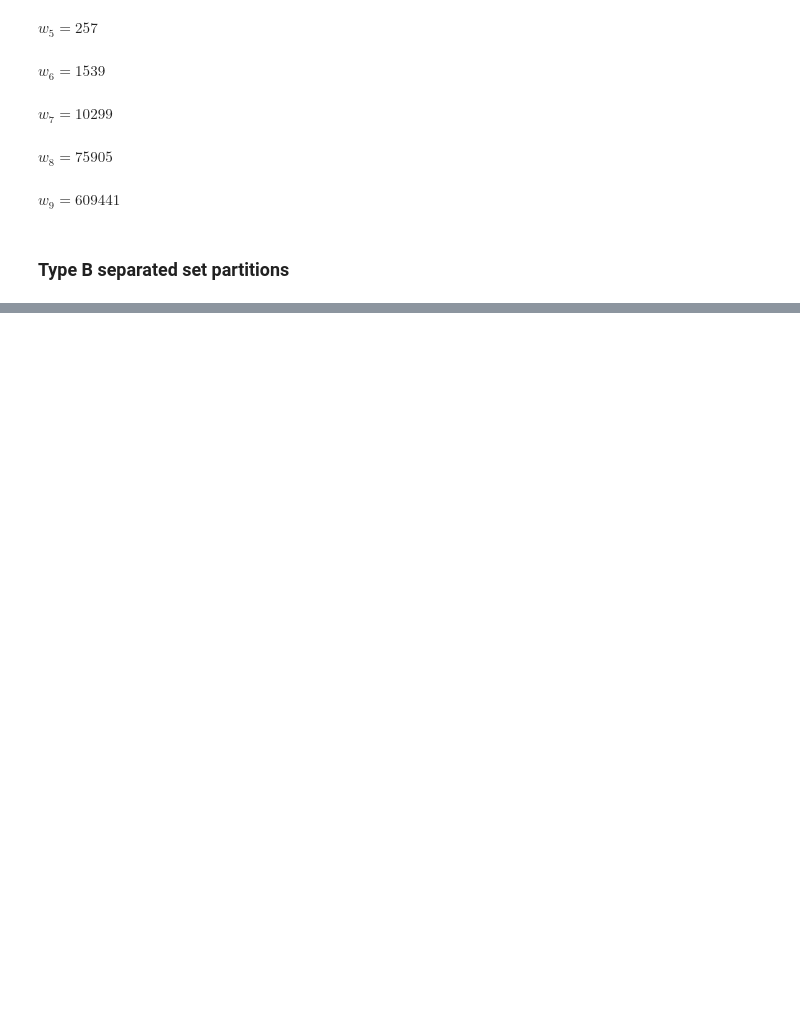
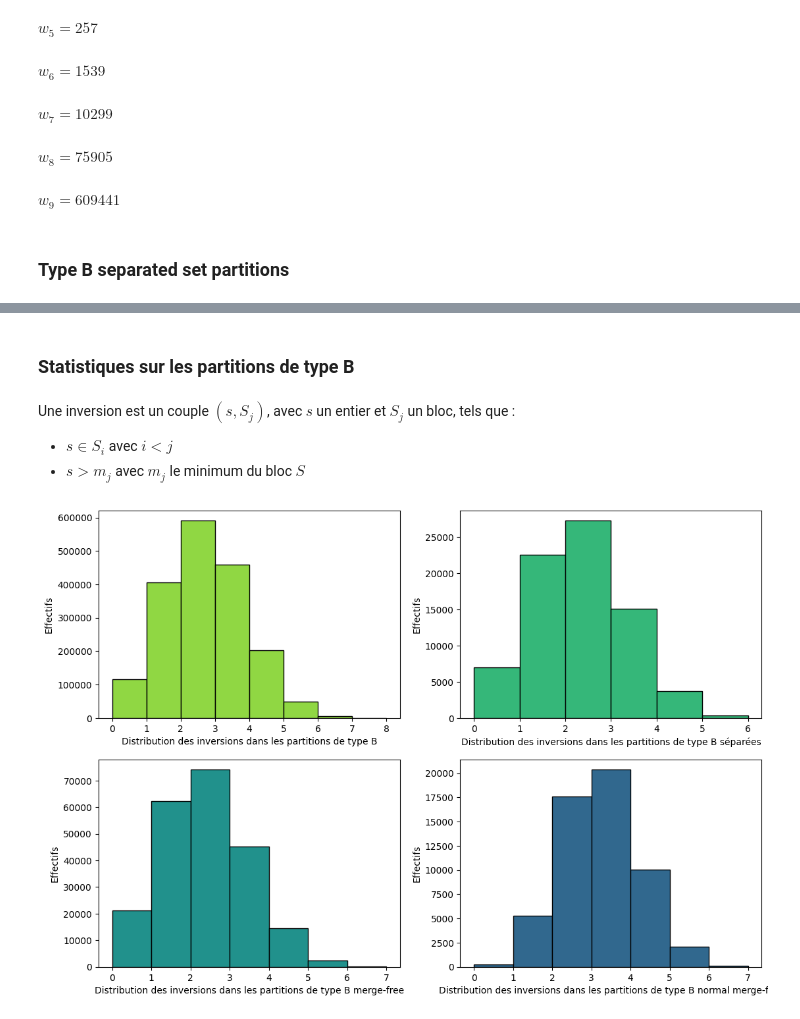
Before and after one commit to Romain-Gerard/algo, a Jupyter notebook: combinatoire_bases.ipynb, the cells around one changed output, grey strips where cells are left out. Cells and saved outputs as stored; diff of their text form; code cells hidden in the pictures; blank space fills up the shorter version.

```diff
--- a/combinatoire_bases.ipynb
+++ b/combinatoire_bases.ipynb
@@ -891,0 +969,6 @@ Nombre de partitions de type B sans b0 pour n=3 : 11
+# %% [markdown]
+### Statistiques sur les partitions de type B
+# %% [markdown]
+Une inversion est un couple $(s, S_j)$, avec $s$ un entier et $S_j$ un bloc, tels que :
+- $s \in S_i$ avec $i<j$
+- $s > m_j$ avec $m_j$ le minimum du bloc $S$
@@ -891,0 +1001,36 @@ Nombre de partitions de type B sans b0 pour n=3 : 11
+# %%
+# Compter les inversions dans chaque partition de type B
+parts_B_inv_counts = [compte_inversions(part) for part in parts_B]
+# Compter les inversions dans chaque partition de type B séparée
+parts_B_separated_inv_counts = [compte_inversions(part) for part in parts_B_separated_no_b0]
+# Compter les inversions dans chaque partition de type B merge-free
+parts_B_merge_free_inv_counts = [compte_inversions(part) for part in parts_B_merge_free]
+# Compter les inversions dans chaque partition de type B normal merge-free
+parts_B_normal_merge_free_inv_counts = [compte_inversions(part) for part in parts_B_normal_merge_free]
+# %%
+# Visualiser
+fig, axes = plt.subplots(2, 2, figsize=(13, 9))
+
+# Afficher la distribution des inversions dans les partitions de type B
+axes[0, 0].hist(parts_B_inv_counts, bins="auto", color="#90d743", edgecolor="black")
+axes[0, 0].set_xlabel("Distribution des inversions dans les partitions de type B")
+axes[0, 0].set_ylabel("Effectifs")
+
+# Afficher la distribution des inversions dans les partitions de type B séparées
+axes[0, 1].hist(parts_B_separated_inv_counts, bins="auto", color="#35b779", edgecolor="black")
+axes[0, 1].set_xlabel("Distribution des inversions dans les partitions de type B séparées")
+axes[0, 1].set_ylabel("Effectifs")
+
+# Afficher la distribution des inversions dans les partitions de type B merge-free
+axes[1, 0].hist(parts_B_merge_free_inv_counts, bins="auto", color="#21918c", edgecolor="black")
+axes[1, 0].set_xlabel("Distribution des inversions dans les partitions de type B merge-free")
+axes[1, 0].set_ylabel("Effectifs")
+
+# Afficher la distribution des inversions dans les partitions de type B normal merge-free
+axes[1, 1].hist(parts_B_normal_merge_free_inv_counts, bins="auto", color="#31688e", edgecolor="black")
+axes[1, 1].set_xlabel("Distribution des inversions dans les partitions de type B normal merge-free")
+axes[1, 1].set_ylabel("Effectifs")
+
+plt.show()
+# %% [output]
+[figure, added]
```
Also changed, not shown: parts of 10 cells of this notebook.
